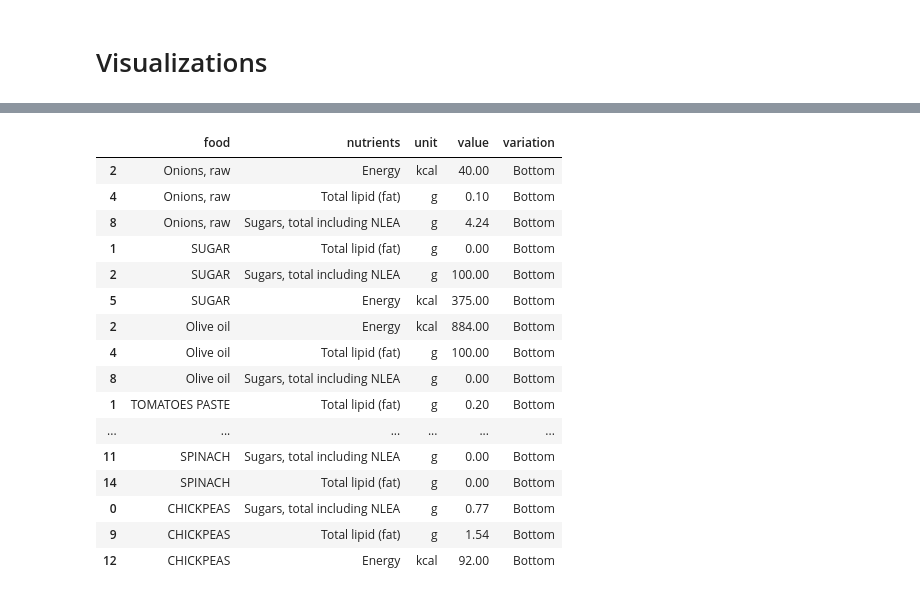
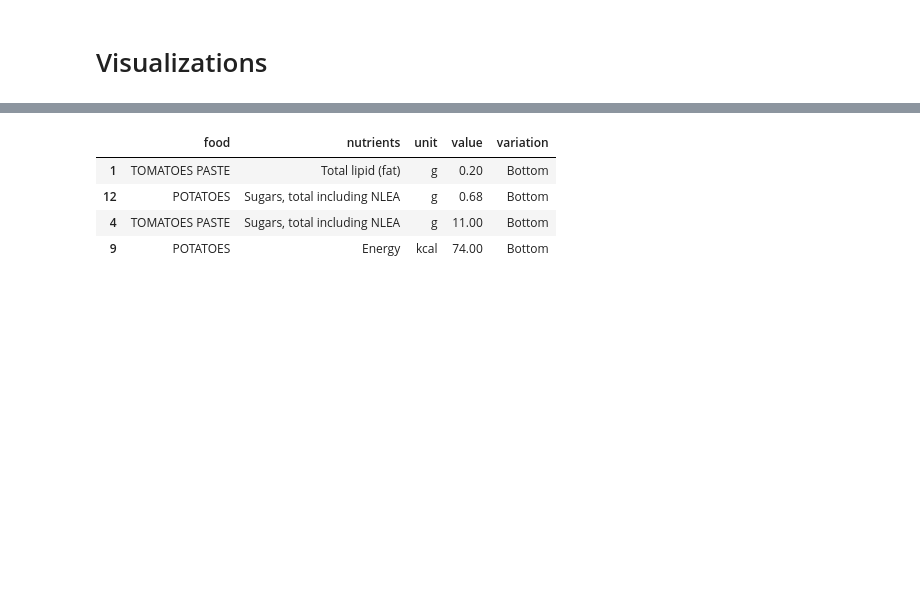
Before and after one commit to Maya-Souza/Project_2_APIs, a Jupyter notebook: Project 2 - Enriching a database.ipynb, the cells around one changed output, grey strips where cells are left out. Drawn from its saved outputs; the diff is of its cells as text; code cells hidden in the pictures; blank space fills up the shorter version.

```diff
--- a/Project 2 - Enriching a database.ipynb
+++ b/Project 2 - Enriching a database.ipynb
@@ -567,24 +602,12 @@ In order to plot this graph:
 info_top10 = info_top10.assign(variation = 'Top')
 info_bottom10 = info_bottom10.assign(variation = 'Bottom')
 # %%
-info_bottom10
+info_bottom10.sample(4)
 # %% [output]
 |  | food | nutrients | unit | value | variation |
-| 2 | Onions, raw | Energy | kcal | 40.00 | Bottom |
-| 4 | Onions, raw | Total lipid (fat) | g | 0.10 | Bottom |
-| 8 | Onions, raw | Sugars, total including NLEA | g | 4.24 | Bottom |
-| 1 | SUGAR | Total lipid (fat) | g | 0.00 | Bottom |
-| 2 | SUGAR | Sugars, total including NLEA | g | 100.00 | Bottom |
-| 5 | SUGAR | Energy | kcal | 375.00 | Bottom |
-| 2 | Olive oil | Energy | kcal | 884.00 | Bottom |
-| 4 | Olive oil | Total lipid (fat) | g | 100.00 | Bottom |
-| 8 | Olive oil | Sugars, total including NLEA | g | 0.00 | Bottom |
 | 1 | TOMATOES PASTE | Total lipid (fat) | g | 0.20 | Bottom |
-| ... | ... | ... | ... | ... | ... |
-| 11 | SPINACH | Sugars, total including NLEA | g | 0.00 | Bottom |
-| 14 | SPINACH | Total lipid (fat) | g | 0.00 | Bottom |
-| 0 | CHICKPEAS | Sugars, total including NLEA | g | 0.77 | Bottom |
-| 9 | CHICKPEAS | Total lipid (fat) | g | 1.54 | Bottom |
-| 12 | CHICKPEAS | Energy | kcal | 92.00 | Bottom |
+| 12 | POTATOES | Sugars, total including NLEA | g | 0.68 | Bottom |
+| 4 | TOMATOES PASTE | Sugars, total including NLEA | g | 11.00 | Bottom |
+| 9 | POTATOES | Energy | kcal | 74.00 | Bottom |
 # %%
 joined_info_food = pd.concat([info_top10, info_bottom10])
```
Also changed, not shown: parts of 29 cells of this notebook.
